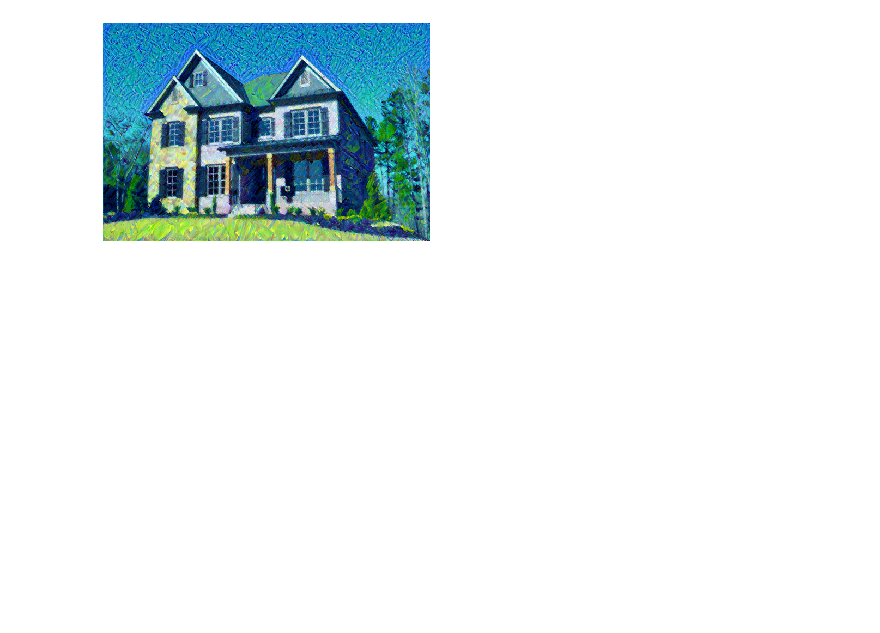
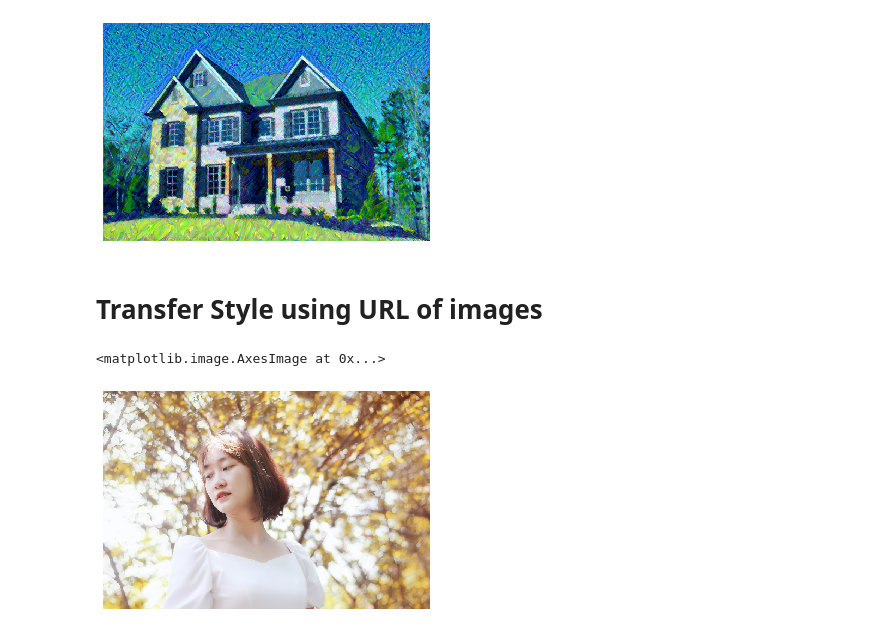
Before and after one commit to shivamswarnkar/Style-Transfer, a Jupyter notebook: style_transfer_colab_demo.ipynb, the cells around one changed output. Drawn from its saved outputs; the diff is of its cells as text; code cells hidden in the pictures; blank space fills up the shorter version.

```diff
--- a/style_transfer_colab_demo.ipynb
+++ b/style_transfer_colab_demo.ipynb
@@ -80,3 +90,16 @@ Total loss:0.9999       Saved as output/output.jpg
 Total loss:0.8023       Saved as output/output.jpg
 Total loss:0.6520       Saved as output/output.jpg
 [figure]
+# %% [markdown]
+# Transfer Style using URL of images
+# %%
+# This is the content image we'll use for demo
+content = 'imgs/content4.jpg'
+# %%
+# show image
+img = Image.open(content)
+plt.axis("off")
+plt.imshow(img)
+# %% [output]
+<matplotlib.image.AxesImage at 0x...>
+[figure, added]
```
Also changed, not shown: parts of 10 cells of this notebook.
